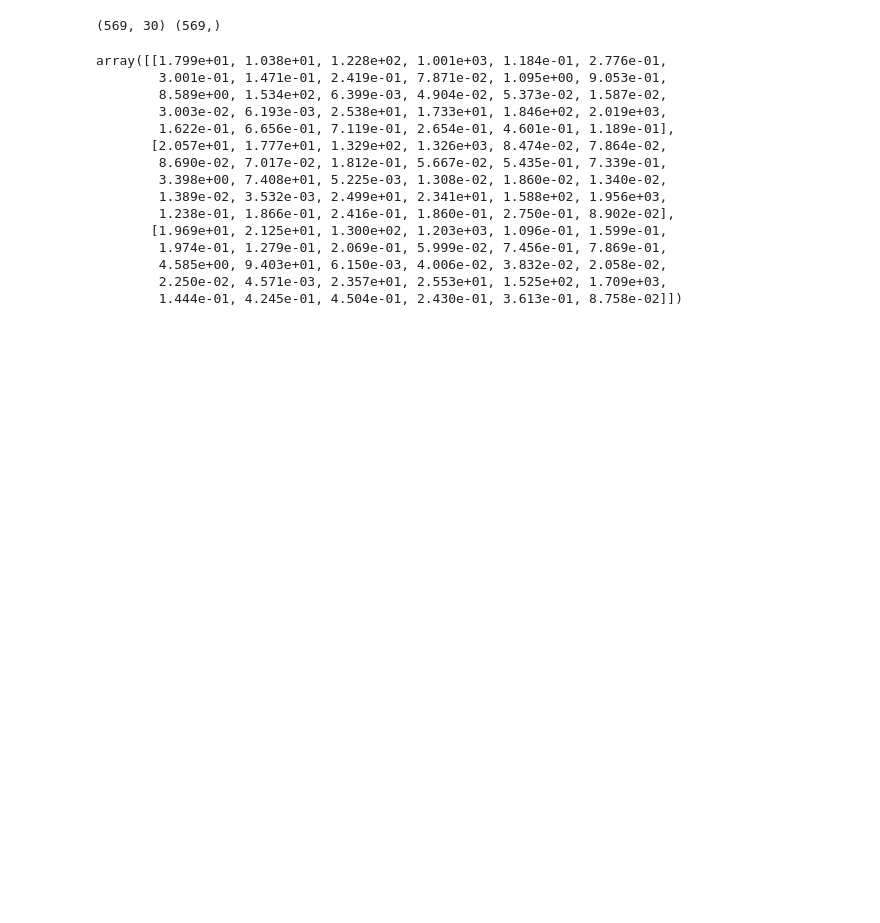
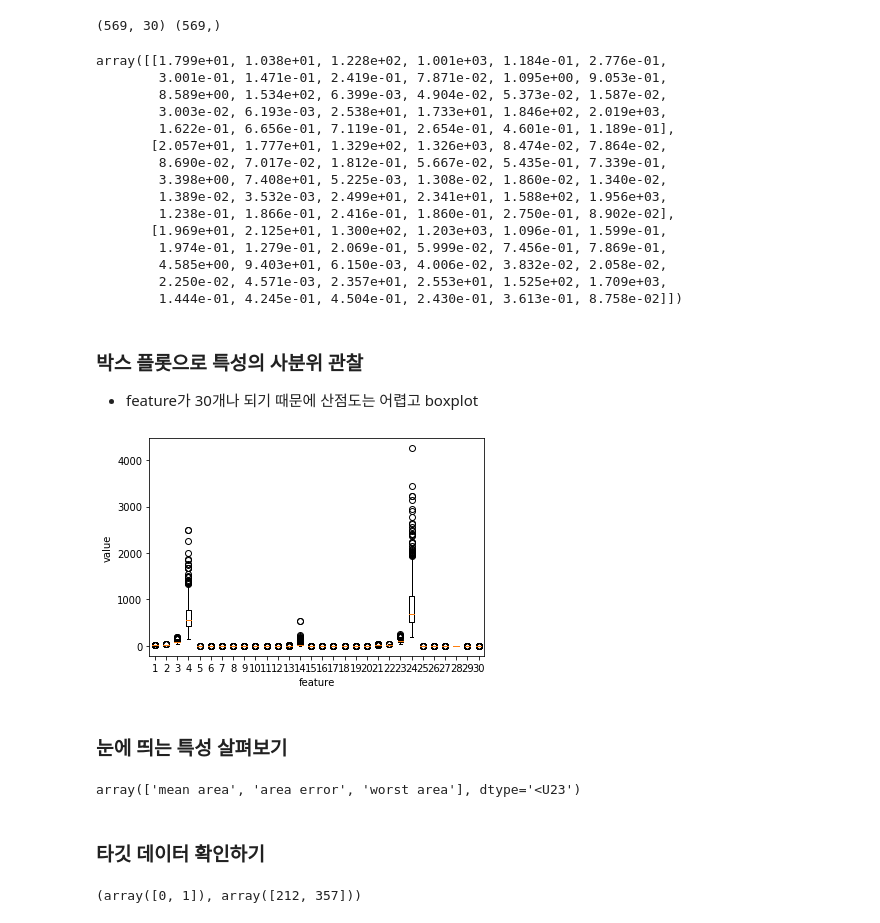
Before and after one commit to diligejy/DL, a Jupyter notebook: DO_IT_DL/breast_cancer.ipynb, the cells around one changed output. Cells and saved outputs as stored; diff of their text form; code cells hidden in the pictures; blank space fills up the shorter version.

```diff
--- a/DO_IT_DL/breast_cancer.ipynb
+++ b/DO_IT_DL/breast_cancer.ipynb
@@ -27,3 +27,28 @@ array([[1.799e+01, 1.038e+01, 1.228e+02, 1.001e+03, 1.184e-01, 2.776e-01,
         4.585e+00, 9.403e+01, 6.150e-03, 4.006e-02, 3.832e-02, 2.058e-02,
         2.250e-02, 4.571e-03, 2.357e+01, 2.553e+01, 1.525e+02, 1.709e+03,
         1.444e-01, 4.245e-01, 4.504e-01, 2.430e-01, 3.613e-01, 8.758e-02]])
+# %% [markdown]
+### 박스 플롯으로 특성의 사분위 관찰
+- feature가 30개나 되기 때문에 산점도는 어렵고 boxplot
+# %%
+import matplotlib.pyplot as plt
+import numpy as np
+
+plt.boxplot(cancer.data)
+plt.xlabel('feature')
+plt.ylabel('value')
+plt.show()
+# %% [output]
+[figure, added]
+# %% [markdown]
+### 눈에 띄는 특성 살펴보기
+# %%
+cancer.feature_names[[3, 13, 23]]
+# %% [output]
+array(['mean area', 'area error', 'worst area'], dtype='<U23')
+# %% [markdown]
+### 타깃 데이터 확인하기
+# %%
+np.unique(cancer.target, return_counts = True)
+# %% [output]
+(array([0, 1]), array([212, 357]))
```
Also changed, not shown: parts of 18 cells of this notebook.
